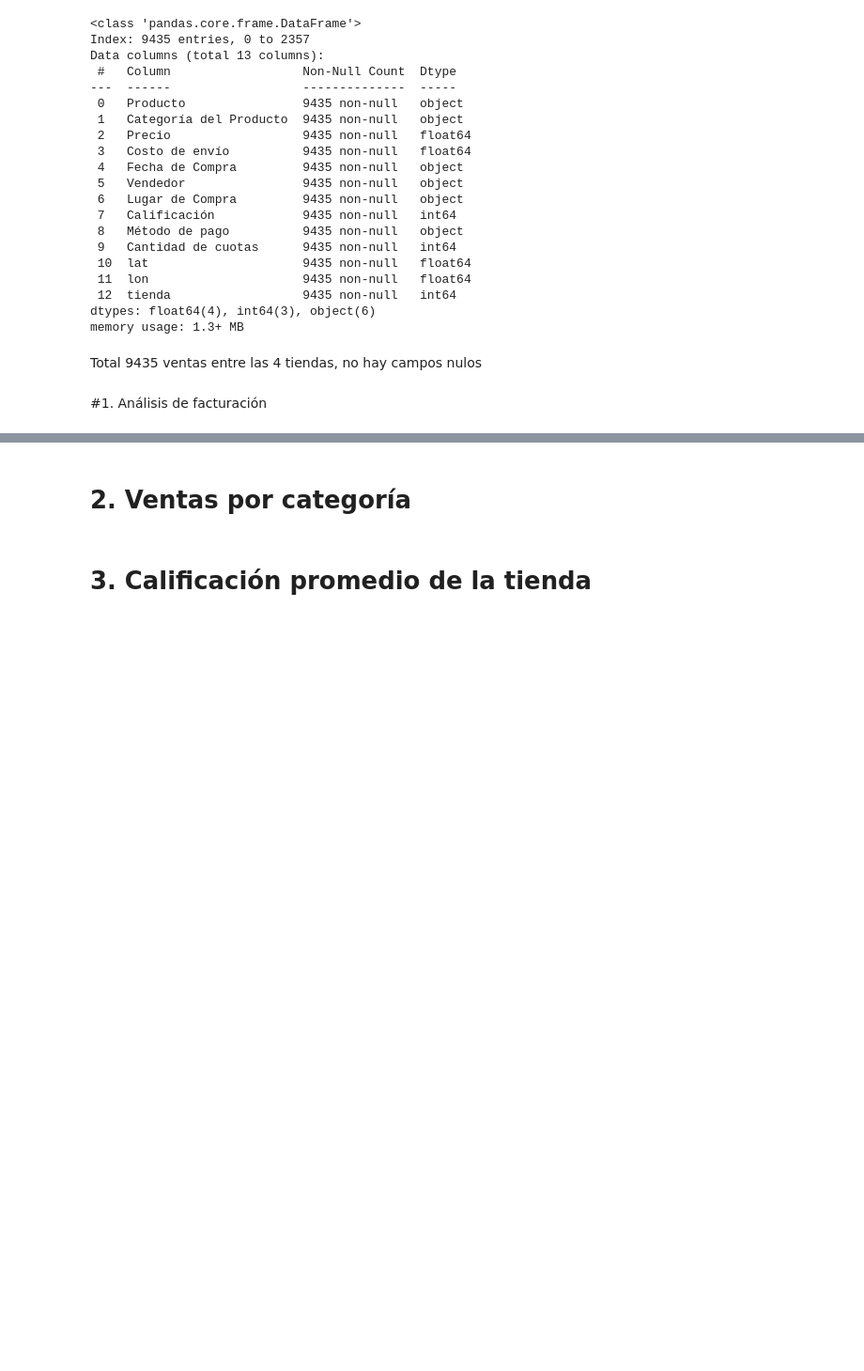
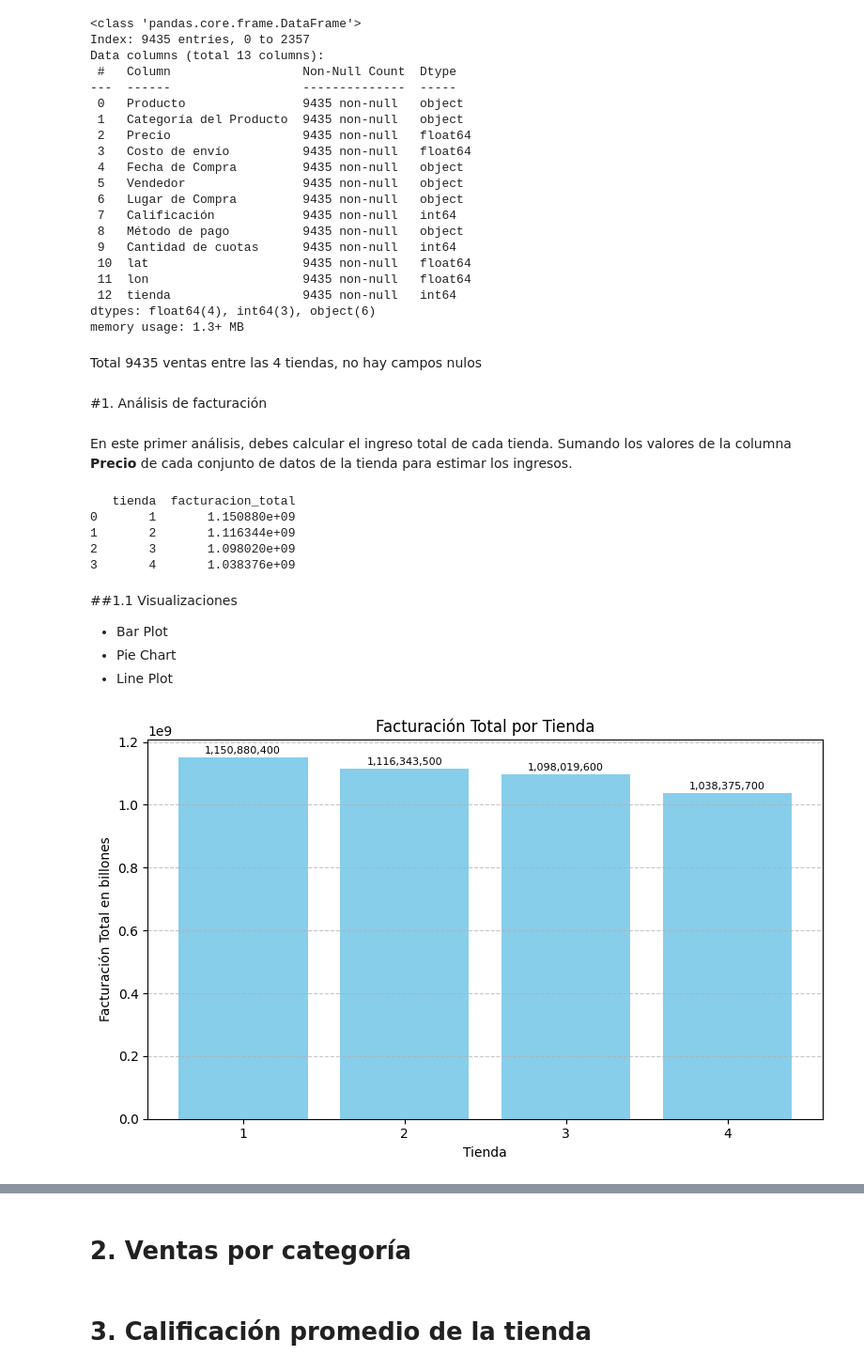
Before and after one commit to MaxCPietro/Challenge-PythonG8, a Jupyter notebook: AluraStoreLatam.ipynb, the cells around one changed output, grey strips where cells are left out. Shown at 94% size. Saved outputs shown, nothing was run; the diff lists cells and outputs as text; code cells hidden in the pictures; blank space fills up the shorter version.

Commit message:
Analisis de facturación por tienda

```diff
--- a/AluraStoreLatam.ipynb
+++ b/AluraStoreLatam.ipynb
@@ -88,3 +88,41 @@ memory usage: 1.3+ MB
 Total 9435 ventas entre las 4 tiendas, no hay campos nulos
 # %% [markdown]
 #1. Análisis de facturación
+# %% [markdown]
+En este primer análisis, debes calcular el ingreso total de cada tienda. Sumando los valores de la columna **Precio** de cada conjunto de datos de la tienda para estimar los ingresos.
+# %%
+# Voy a hacer una función que reciba el dataframe y otro DataFrame
+# Voy a usar Type Hint y Docstrings
+from typing import Dict, List
+
+
+def totalFacturacion(df: DataFrame) -> DataFrame:
+    '''
+    Función que recibe un DataFrame y devuelve otro DataFrame
+    con el número de tienda y la sumatoria de lo facturado en cada tienda.
+
+    Columnas de salida:
+    - tienda (int)
+    - facturacion_total (float)
+    '''
+
+    facturacion = df.groupby('tienda', as_index=False)['Precio'].sum()
+    facturacion.rename(columns={'Precio': 'facturacion_total'}, inplace=True)
+    return facturacion
+
+# Ejemplo de uso
+facturacion_por_tienda = totalFacturacion(df)
+print(facturacion_por_tienda)
+# %% [output]
+   tienda  facturacion_total
+0       1       1.150880e+09
+1       2       1.116344e+09
+2       3       1.098020e+09
+3       4       1.038376e+09
+# %% [markdown]
+##1.1 Visualizaciones
+
+
+*   Bar Plot
+*   Pie Chart
+*   Line Plot
@@ -90,0 +131,21 @@ Total 9435 ventas entre las 4 tiendas, no hay campos nulos
+# %%
+#Bar Plot
+
+# Hacer el Bar Plot directamente al iterar sobre el nuevo DataFrame
+plt.figure(figsize=(8,5))
+bars = plt.bar(facturacion_por_tienda['tienda'], facturacion_por_tienda['facturacion_total'], color='skyblue')
+
+# Agregar etiquetas arriba de las barras
+for bar in bars:
+    yval = bar.get_height()
+    plt.text(bar.get_x() + bar.get_width()/2, yval + 5000000, f'{yval:,.0f}', ha='center', va='bottom', fontsize=8)
+
+plt.xlabel('Tienda')
+plt.ylabel('Facturación Total en billones')
+plt.title('Facturación Total por Tienda')
+plt.xticks(facturacion_por_tienda['tienda'])
+plt.grid(axis='y', linestyle='--', alpha=0.7)
+plt.tight_layout()
+plt.show()
+# %% [output]
+[figure, added]
```
Also changed, not shown: parts of 3 cells of this notebook.
